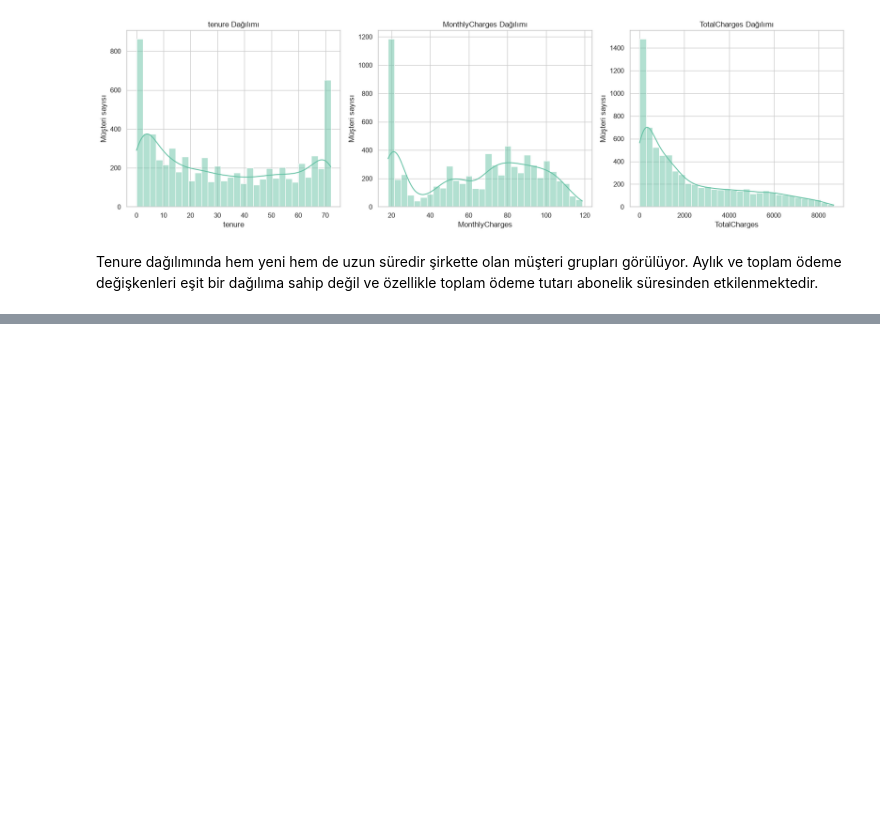
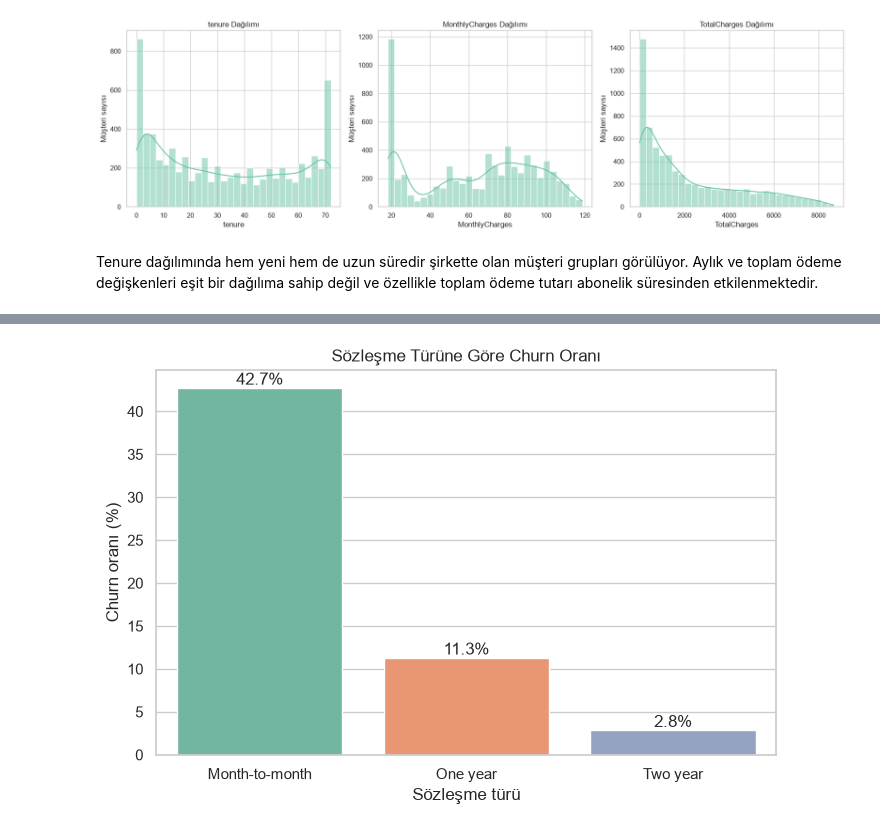
Before and after one commit to bilgekara993/telco-churn-project, a Jupyter notebook: notebooks/02_eda.ipynb, the cells around one changed output, grey strips where cells are left out. Cells and saved outputs as stored; diff of their text form; code cells hidden in the pictures; blank space fills up the shorter version.

```diff
--- a/notebooks/02_eda.ipynb
+++ b/notebooks/02_eda.ipynb
@@ -256,0 +325,31 @@ Tenure dağılımında hem yeni hem de uzun süredir şirkette olan müşteri gr
+# %%
+def calculate_churn_rate(data, column):
+    churn_rate = (
+        data.groupby(column, observed=False)["Churn"]
+        .apply(lambda values: values.eq("Yes").mean() * 100)
+        .sort_values(ascending=False)
+        .reset_index(name="ChurnRate")
+    )
+
+    return churn_rate
+# %%
+contract_churn = calculate_churn_rate(df, "Contract")
+
+plt.figure(figsize=(8,5))
+ax = sns.barplot(
+    data=contract_churn,
+    x="Contract",
+    y="ChurnRate",
+    hue="Contract",
+    legend=False
+)
+
+for container in ax.containers:
+    ax.bar_label(container, fmt="%.1f%%")
+
+plt.title("Sözleşme Türüne Göre Churn Oranı")
+plt.xlabel("Sözleşme türü")
+plt.ylabel("Churn oranı (%)")
+plt.show()
+# %% [output]
+[figure, added]
```
Also changed, not shown: parts of 23 cells of this notebook.
